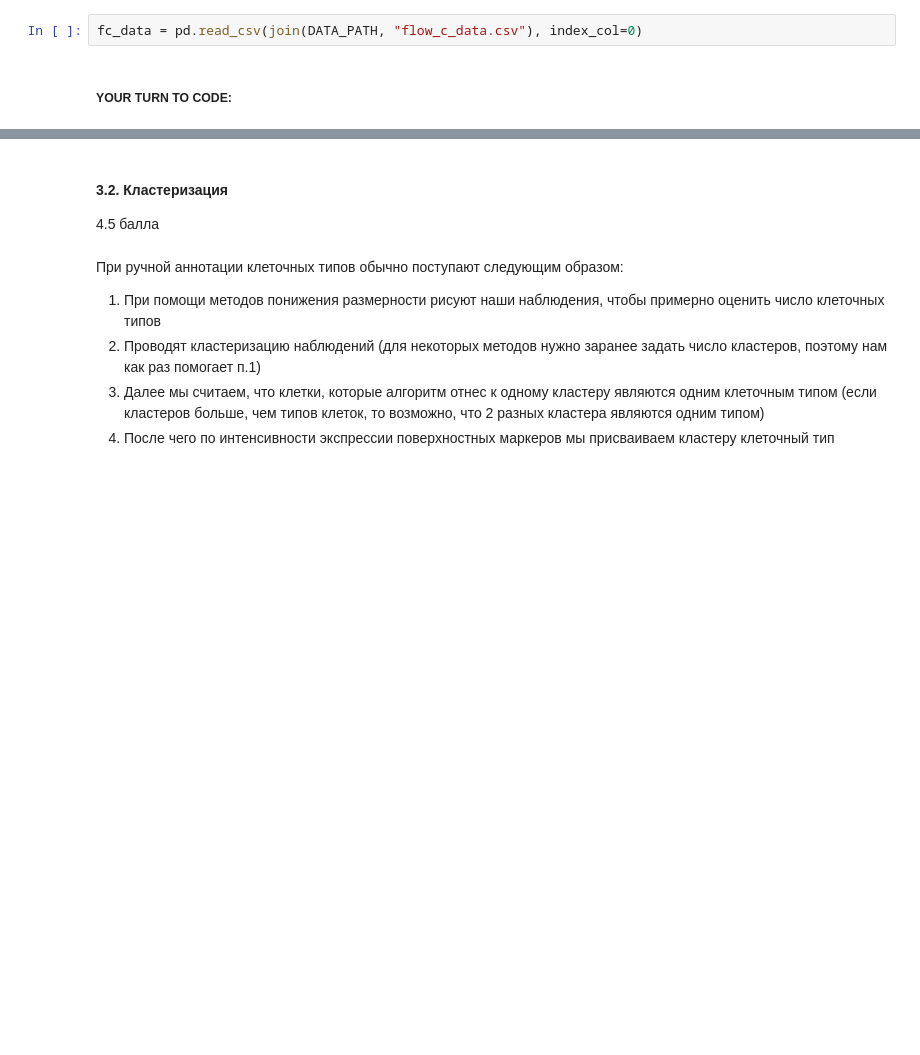
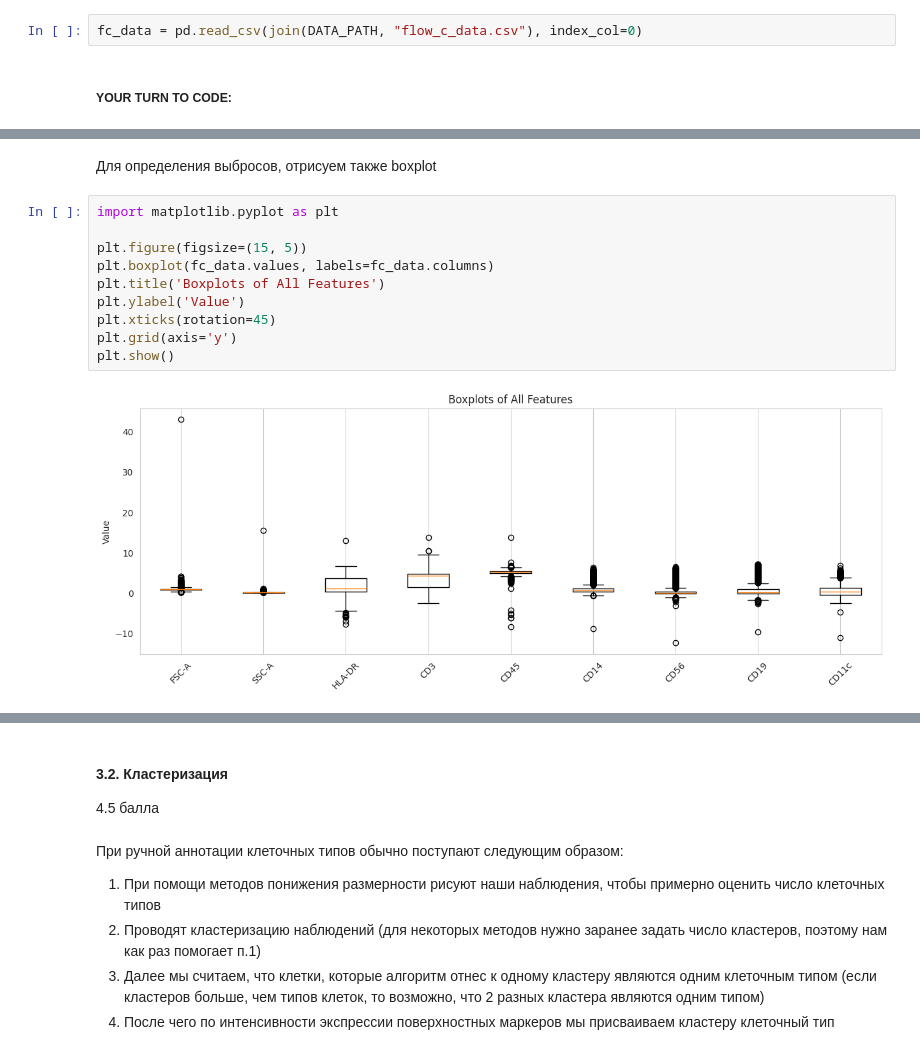
Before and after one commit to VovaGrig/BI-ml-2024, a Jupyter notebook: lecture_3_unsupervised_learning/homework/Cluster_tSNE.ipynb, the cells around one changed output, grey strips where cells are left out. Saved outputs shown, nothing was run; the diff lists cells and outputs as text; blank space fills up the shorter version.

```diff
--- a/lecture_3_unsupervised_learning/homework/Cluster_tSNE.ipynb
+++ b/lecture_3_unsupervised_learning/homework/Cluster_tSNE.ipynb
@@ -266,0 +385,14 @@ fc_data = pd.read_csv(join(DATA_PATH, "flow_c_data.csv"), index_col=0)
+# %% [markdown]
+Для определения выбросов, отрисуем также boxplot
+# %%
+import matplotlib.pyplot as plt
+
+plt.figure(figsize=(15, 5))
+plt.boxplot(fc_data.values, labels=fc_data.columns)
+plt.title('Boxplots of All Features')
+plt.ylabel('Value')
+plt.xticks(rotation=45)
+plt.grid(axis='y')
+plt.show()
+# %% [output]
+[figure, added]
```
Also changed, not shown: parts of 42 cells of this notebook, 1 other file.
